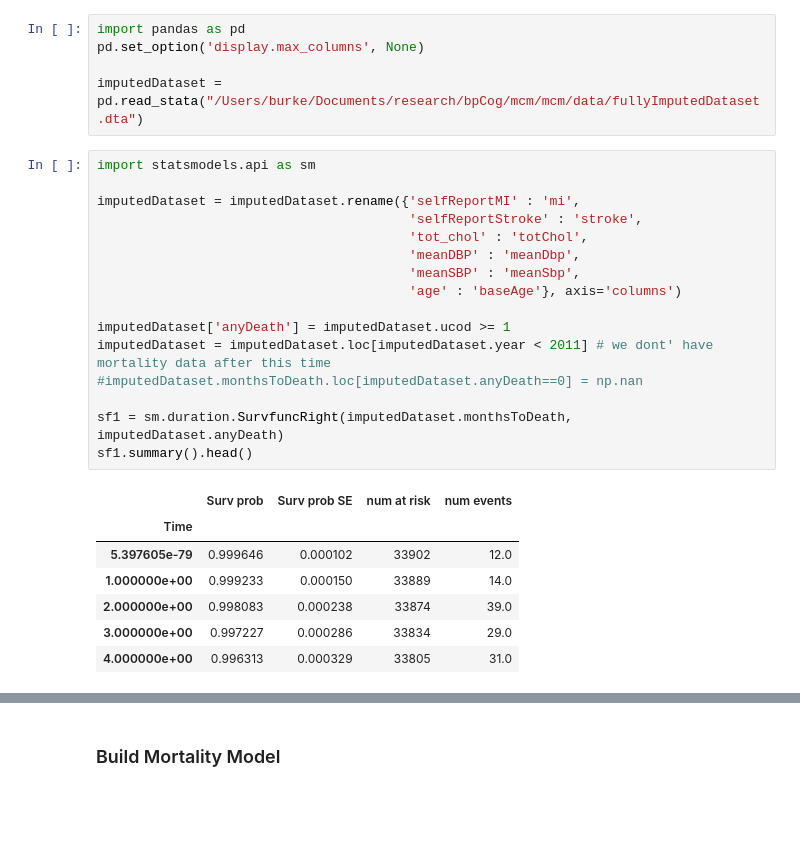
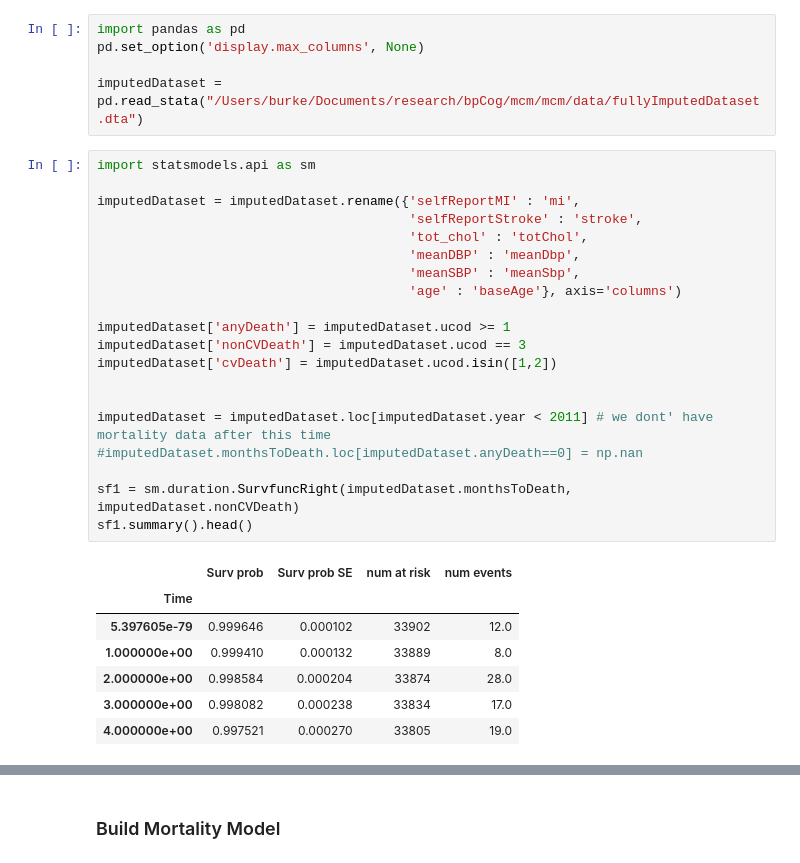
Before and after one commit to jburke5/microsimNHANES, a Jupyter notebook: buildNHANESMortalityModel.ipynb, the cells around one changed output, grey strips where cells are left out. Saved outputs shown, nothing was run; the diff lists cells and outputs as text; blank space fills up the shorter version.

```diff
--- a/buildNHANESMortalityModel.ipynb
+++ b/buildNHANESMortalityModel.ipynb
@@ -8,27 +8,31 @@ imputedDataset = pd.read_stata("/Users/burke/Documents/research/bpCog/mcm/mcm/da
 # %%
 import statsmodels.api as sm
 
 imputedDataset = imputedDataset.rename({'selfReportMI' : 'mi',
                                         'selfReportStroke' : 'stroke',
                                         'tot_chol' : 'totChol',
                                         'meanDBP' : 'meanDbp',
                                         'meanSBP' : 'meanSbp',
                                         'age' : 'baseAge'}, axis='columns')
 
 imputedDataset['anyDeath'] = imputedDataset.ucod >= 1
+imputedDataset['nonCVDeath'] = imputedDataset.ucod == 3
+imputedDataset['cvDeath'] = imputedDataset.ucod.isin([1,2])
+
+
 imputedDataset = imputedDataset.loc[imputedDataset.year < 2011] # we dont' have mortality data after this time
 #imputedDataset.monthsToDeath.loc[imputedDataset.anyDeath==0] = np.nan
 
-sf1 = sm.duration.SurvfuncRight(imputedDataset.monthsToDeath, imputedDataset.anyDeath)
+sf1 = sm.duration.SurvfuncRight(imputedDataset.monthsToDeath, imputedDataset.nonCVDeath)
 sf1.summary().head()
 # %% [output]
 |  | Surv prob | Surv prob SE | num at risk | num events |
 | Time |  |  |  |  |
 | 5.397605e-79 | 0.999646 | 0.000102 | 33902 | 12.0 |
-| 1.000000e+00 | 0.999233 | 0.000150 | 33889 | 14.0 |
-| 2.000000e+00 | 0.998083 | 0.000238 | 33874 | 39.0 |
-| 3.000000e+00 | 0.997227 | 0.000286 | 33834 | 29.0 |
-| 4.000000e+00 | 0.996313 | 0.000329 | 33805 | 31.0 |
+| 1.000000e+00 | 0.999410 | 0.000132 | 33889 | 8.0 |
+| 2.000000e+00 | 0.998584 | 0.000204 | 33874 | 28.0 |
+| 3.000000e+00 | 0.998082 | 0.000238 | 33834 | 17.0 |
+| 4.000000e+00 | 0.997521 | 0.000270 | 33805 | 19.0 |
 # %%
 import matplotlib.pyplot as plt
 %matplotlib inline
```
Also changed, not shown: parts of 8 cells of this notebook, 6 other files.
